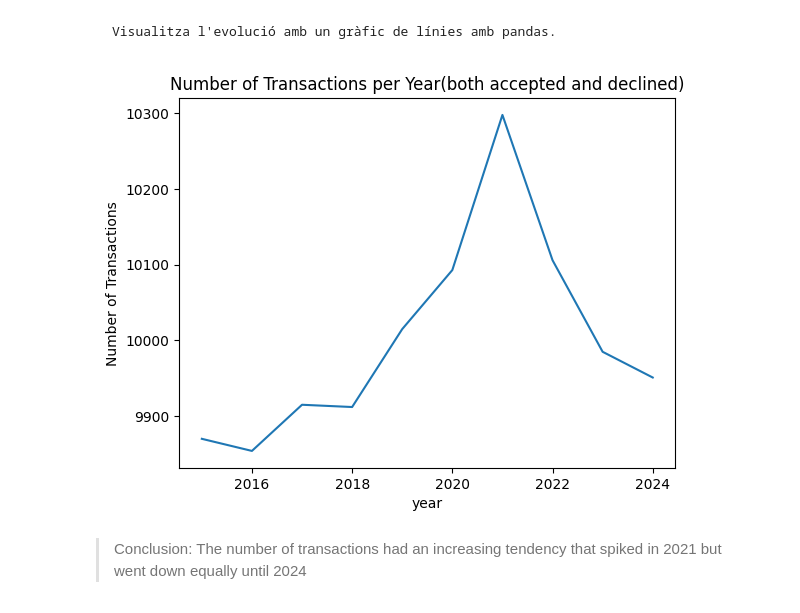
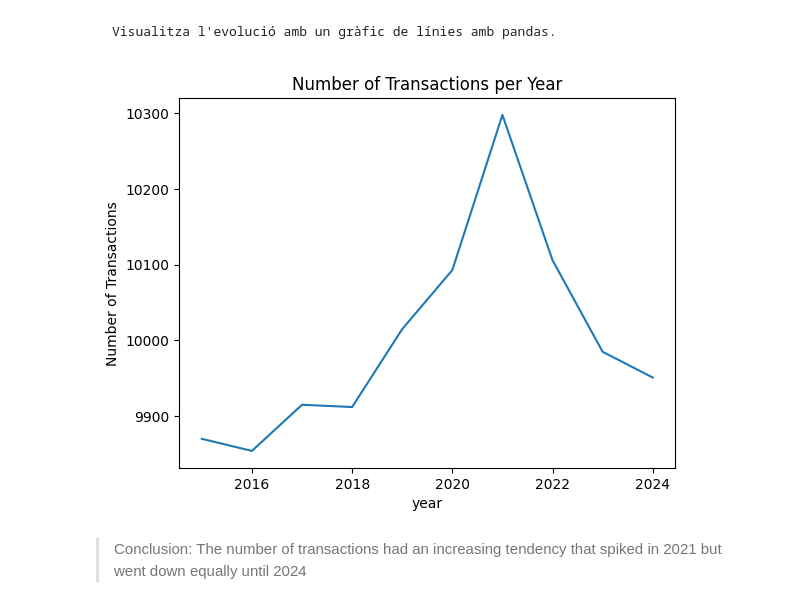
Before and after one commit to edupetitvalley/sprint9-python-graphs, a Jupyter notebook: sprint9.ipynb, the cells around one changed output. Drawn from its saved outputs; the diff is of its cells as text; code cells hidden in the pictures.

```diff
--- a/sprint9.ipynb
+++ b/sprint9.ipynb
@@ -150,12 +151,12 @@ dtype: int64
 # %% [markdown]
     Visualitza l'evolució amb un gràfic de línies amb pandas.
 # %%
-transactions_year.plot(kind='line')
-plt.title("Number of Transactions per Year(both accepted and declined)")
+transactions_year.plot(kind='line', x="year", y="amount")
+
+plt.title("Number of Transactions per Year")
 plt.ylabel("Number of Transactions");
-# transactions_month.plot(kind='line')
 # %% [output]
-[figure, old version]
+[figure, new version]
 # %% [markdown]
 > Conclusion: The number of transactions had an increasing tendency that spiked in 2021 but went down equally until 2024
 # %% [markdown]
```
Also changed, not shown: parts of 64 cells of this notebook.
